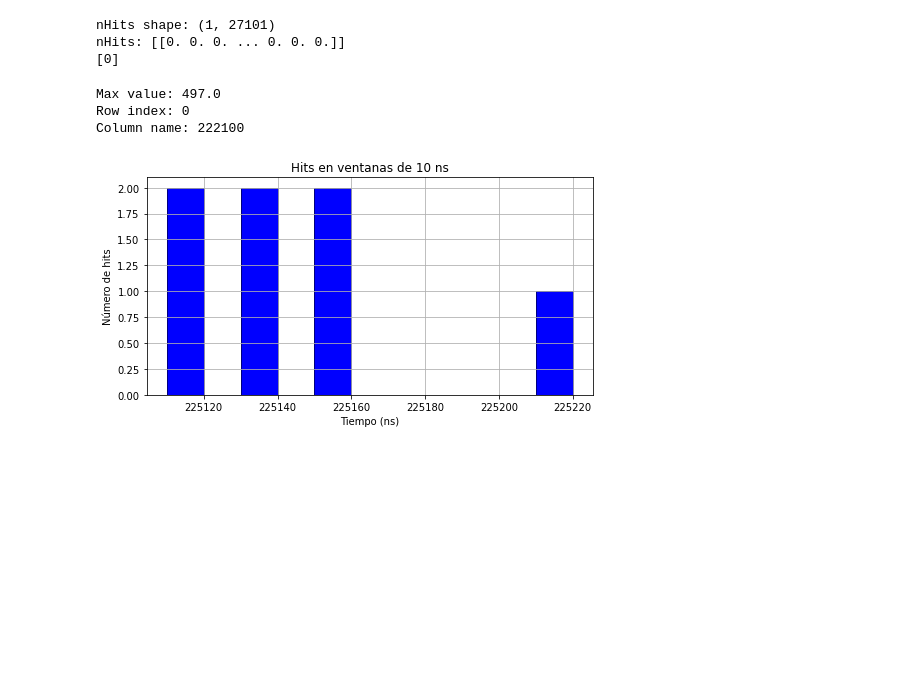
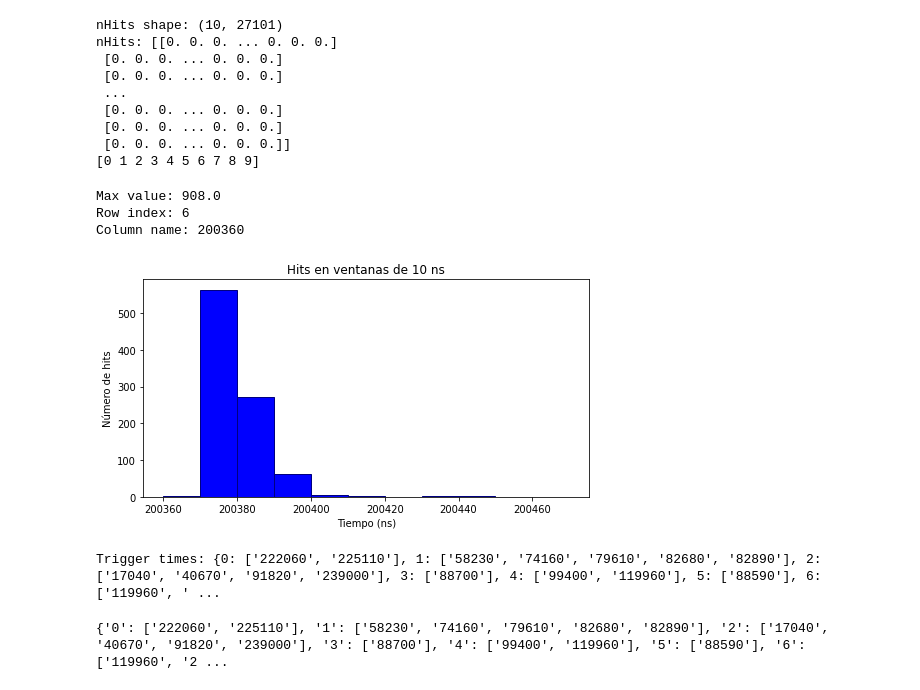
Before and after one commit to halmamol/WCTECoincidence_Analysis, a Jupyter notebook: nHits_count/jupyter_notebooks/test_spills.ipynb, the cells around one changed output. Cells and saved outputs as stored; diff of their text form; code cells hidden in the pictures; blank space fills up the shorter version.

Commit message:
update_plotsCharges

```diff
--- a/nHits_count/jupyter_notebooks/test_spills.ipynb
+++ b/nHits_count/jupyter_notebooks/test_spills.ipynb
@@ -24,8 +24,8 @@ tree = file["WCTEReadoutWindows"]
 times_branch = tree["hit_pmt_calibrated_times"].array(library="np")
 event_number_branch = tree["event_number"].array(library="np")
 
-times_branch = tree["hit_pmt_calibrated_times"].array(library="np")[0:1]
-event_number_branch = tree["event_number"].array(library="np")[0:1]
+times_branch = tree["hit_pmt_calibrated_times"].array(library="np")[0:10]
+event_number_branch = tree["event_number"].array(library="np")[0:10]
 
 range_hits = 10
 times_array = np.arange(0, 271000+1, range_hits, dtype=int)
@@ -39,9 +39,15 @@ print("nHits shape:", nHits.shape)
 print("nHits:", nHits)
 print(event_number_branch)
 # %% [output]
-nHits shape: (1, 27101)
-nHits: [[0. 0. 0. ... 0. 0. 0.]]
-[0]
+nHits shape: (10, 27101)
+nHits: [[0. 0. 0. ... 0. 0. 0.]
+ [0. 0. 0. ... 0. 0. 0.]
+ [0. 0. 0. ... 0. 0. 0.]
+ ...
+ [0. 0. 0. ... 0. 0. 0.]
+ [0. 0. 0. ... 0. 0. 0.]
+ [0. 0. 0. ... 0. 0. 0.]]
+[0 1 2 3 4 5 6 7 8 9]
 # %%
 df_nHits = pd.DataFrame(nHits, columns=[str(t) for t in times_array])
 df_nHits.insert(0, "event_number", event_number_branch)
@@ -62,32 +69,31 @@ for i in range(len(only_counts.columns) - 4):
 # %%
 max_value = df_SumWindow.max(axis=1).max()  # Maximum value in the whole DataFrame
 idx_row = df_SumWindow.max(axis=1).idxmax()  # Row index of the maximum value
 col_name = df_SumWindow.loc[idx_row].idxmax()  # Column name of the maximum value in that row
 
 print("Max value:", max_value)
 print("Row index:", idx_row)
 print("Column name:", col_name)
 
 # Selecciona la columna inicial y las 10 siguientes
-col_start = 225110
-col_names = [str(col_start + 10*i) for i in range(11)]
+col_start = col_name
+col_names = [str(int(col_start) + 10*i) for i in range(11)]
 
 # Selecciona los datos (por ejemplo, de la primera fila)
-row = df_nHits.loc[0, col_names]
+row = df_nHits.loc[idx_row, col_names]
 
 # Haz el plot
 plt.figure(figsize=(8, 4))
 plt.bar([int(c) for c in col_names], row.values, width=10, color='blue', align='edge', edgecolor='navy')
 plt.xlabel('Tiempo (ns)')
 plt.ylabel('Número de hits')
 plt.title('Hits en ventanas de 10 ns')
-plt.grid(True)
 plt.show()
 # %% [output]
-Max value: 497.0
-Row index: 0
-Column name: 222100
+Max value: 908.0
+Row index: 6
+Column name: 200360
-[figure, old version]
+[figure, new version]
 # %%
 threshold = 5
 trigger_times = {}
@@ -108,4 +114,30 @@ for idx, row in df_SumWindow.iterrows():
             i += jump_bins  # saltamos
         else:
             i += 1
+# %%
+trigger_times = {k: v for k, v in trigger_times.items() if v}
+
+print("Trigger times:", trigger_times)
+
+with open('TriggerTimes_signal.csv', 'w', newline='') as f:
+    writer = csv.writer(f)
+    for clave, lista in trigger_times.items():
+        writer.writerow([clave] + lista)
+# %% [output]
+Trigger times: {0: ['222060', '225110'], 1: ['58230', '74160', '79610', '82680', '82890'], 2: ['17040', '40670', '91820', '239000'], 3: ['88700'], 4: ['99400', '119960'], 5: ['88590'], 6: ['119960', ' ...
+# %%
+trigger_times = {}
+
+with open('TriggerTimes_bkg.csv', 'r') as f:
+    reader = csv.reader(f)
+    for fila in reader:
+        if not fila:
+            continue  # saltar filas vacías
+        clave = fila[0]
+        valores = fila[1:]
+        trigger_times[clave] = valores
+
+print(trigger_times)
+# %% [output]
+{'0': ['222060', '225110'], '1': ['58230', '74160', '79610', '82680', '82890'], '2': ['17040', '40670', '91820', '239000'], '3': ['88700'], '4': ['99400', '119960'], '5': ['88590'], '6': ['119960', '2 ...
 # %%
```
Also changed, not shown: parts of 9 cells of this notebook, 4 other files.
